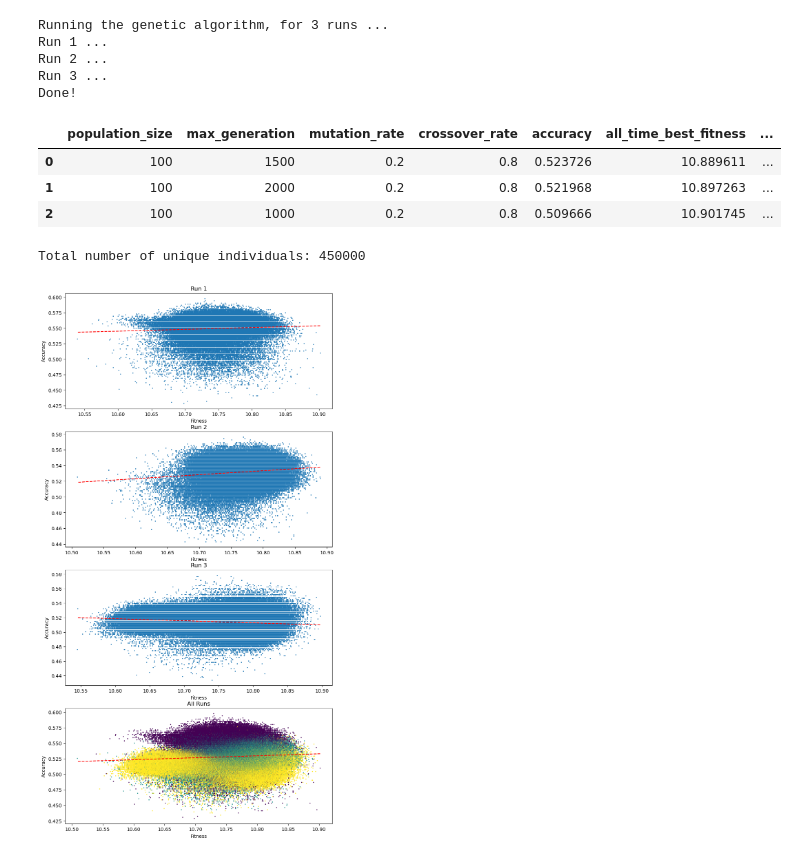
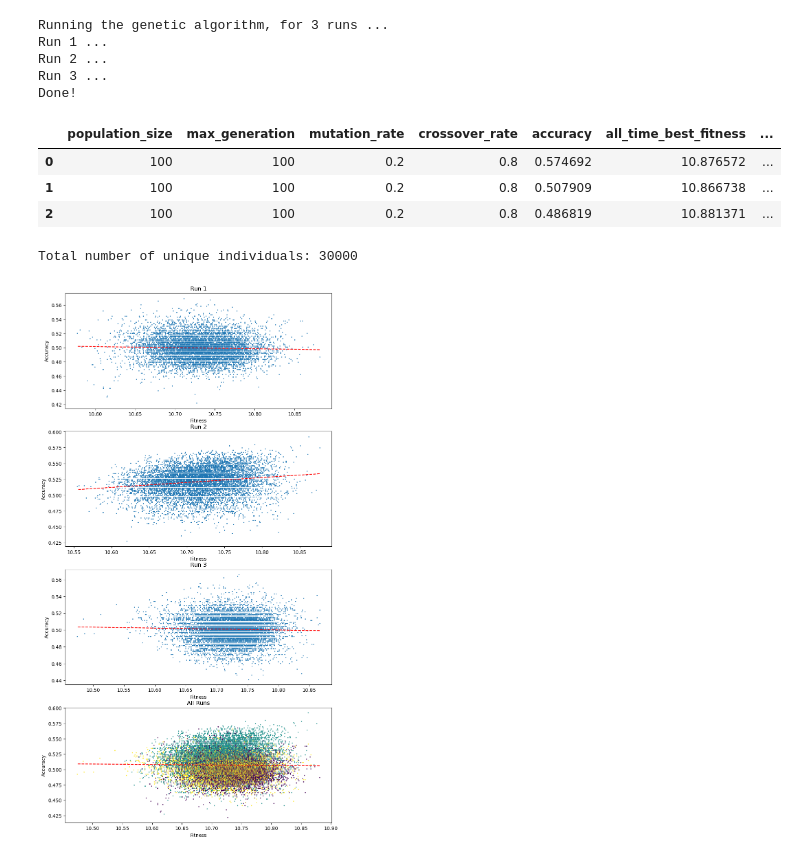
Before and after one commit to bagheriali2001/new-unsupervised-learning-method, a Jupyter notebook: code-MI.ipynb, the cells around one changed output. Saved outputs shown, nothing was run; the diff lists cells and outputs as text; code cells hidden in the pictures.

```diff
--- a/code-MI.ipynb
+++ b/code-MI.ipynb
@@ -7,6 +7,8 @@ import pandas as pd
 import numpy as np
 import matplotlib.pyplot as plt
 import seaborn as sns
+import multiprocessing as mp
+p = mp.Pool(mp.cpu_count())
 %matplotlib inline
 
 import time
@@ -321,26 +329,46 @@ def multi_run(run_configuration, data, y):
 
 run_configuration = [
     {
-        'population_size': 300,
-        'max_generation': 1500,
+        'population_size': 100,
+        'max_generation': 100,
         'mutation_rate': 0.2,
         'crossover_rate': 0.8
     },
     {
-        'population_size': 300,
-        'max_generation': 2000,
+        'population_size': 100,
+        'max_generation': 100,
         'mutation_rate': 0.2,
         'crossover_rate': 0.8
     },
     {
-        'population_size': 300,
-        'max_generation': 2500,
+        'population_size': 100,
+        'max_generation': 100,
         'mutation_rate': 0.2,
         'crossover_rate': 0.8
     },
 ]
+# run_configuration = [
+#     {
+#         'population_size': 300,
+#         'max_generation': 2000,
+#         'mutation_rate': 0.3,
+#         'crossover_rate': 0.8
+#     },
+#     {
+#         'population_size': 300,
+#         'max_generation': 2500,
+#         'mutation_rate': 0.3,
+#         'crossover_rate': 0.8
+#     },
+#     {
+#         'population_size': 300,
+#         'max_generation': 3000,
+#         'mutation_rate': 0.3,
+#         'crossover_rate': 0.8
+#     },
+# ]
 
-results, all_individuals = multi_run(run_configuration, data, y)
+results, all_individuals = multi_run(run_configuration)
 
 # Set the test time end
 test_time_end = time.time()
@@ -357,7 +385,7 @@ Done!
 
 # Export run_configuration to a csv file
 run_configuration_df = pd.DataFrame(run_configuration)
-run_configuration_df.to_csv('mi_results/MI-run_configuration-' + time.strftime("%Y-%m-%d-%H:%M:%S", time.localtime(test_time_end)) + '.csv', index=False)
+run_configuration_df.to_csv('MI-run_configuration-' + time.strftime("%Y-%m-%d-%H:%M:%S", time.localtime(test_time_end)) + '.csv', index=False)
 
 # Create a chart to show the results
 results_df = pd.DataFrame(results)
@@ -366,15 +394,15 @@ results_df = results_df.sort_values(by=['accuracy'], ascending=False)
 results_df = results_df.reset_index(drop=True)
 
 # Export the results to a csv file
-results_df.to_csv('mi_results/MI-results-' + time.strftime("%Y-%m-%d-%H:%M:%S", time.localtime(test_time_end)) + '.csv', index=False)
+results_df.to_csv('MI-results-' + time.strftime("%Y-%m-%d-%H:%M:%S", time.localtime(test_time_end)) + '.csv', index=False)
 
 # Display the results
 results_df
 # %% [output]
 |  | population_size | max_generation | mutation_rate | crossover_rate | accuracy | all_time_best_fitness | ... |
-| 0 | 100 | 1500 | 0.2 | 0.8 | 0.523726 | 10.889611 | ... |
-| 1 | 100 | 2000 | 0.2 | 0.8 | 0.521968 | 10.897263 | ... |
-| 2 | 100 | 1000 | 0.2 | 0.8 | 0.509666 | 10.901745 | ... |
+| 0 | 100 | 100 | 0.2 | 0.8 | 0.574692 | 10.876572 | ... |
+| 1 | 100 | 100 | 0.2 | 0.8 | 0.507909 | 10.866738 | ... |
+| 2 | 100 | 100 | 0.2 | 0.8 | 0.486819 | 10.881371 | ... |
 # %%
 ##################################################
 ########### Plotting all_individuals #############
@@ -386,37 +414,37 @@ all_individuals_df = all_individuals_df.sort_values(by=['fitness'], ascending=Fa
 all_individuals_df = all_individuals_df.reset_index(drop=True)
 
 # Export the all_individuals to a csv file
-all_individuals_df.to_csv('mi_results/MI-all_individuals_list-' + time.strftime("%Y-%m-%d-%H:%M:%S", time.localtime(test_time_end)) + '.csv', index=False)
+all_individuals_df.to_csv('MI-all_individuals_list-' + time.strftime("%Y-%m-%d-%H:%M:%S", time.localtime(test_time_end)) + '.csv', index=False)
 
 # Print total number of unique individuals
 print("Total number of unique individuals: " + str(len(all_individuals_df)))
 
 # Plot all_individuals_df and fit a line, colorized by number of run
 # Create subplots for each run and one for all runs
 # For each of them, fit a line and plot the scatter plot
 
 fig, axs = plt.subplots(len(run_configuration) + 1, 1, figsize=(10, 20))
 
 for i in range(len(run_configuration)):
     axs[i].scatter(all_individuals_df[all_individuals_df['run'] == i]['fitness'], all_individuals_df[all_individuals_df['run'] == i]['accuracy'], s=1)
     z = np.polyfit(all_individuals_df[all_individuals_df['run'] == i]['fitness'], all_individuals_df[all_individuals_df['run'] == i]['accuracy'], 1)
     p = np.poly1d(z)
     axs[i].plot(all_individuals_df[all_individuals_df['run'] == i]['fitness'], p(all_individuals_df[all_individuals_df['run'] == i]['fitness']), "r--")
     axs[i].set_xlabel('Fitness')
     axs[i].set_ylabel('Accuracy')
     axs[i].set_title('Run ' + str(i+1))
 
 # Plotting all runs
 axs[len(run_configuration)].scatter(all_individuals_df['fitness'], all_individuals_df['accuracy'], c=all_individuals_df['run'], s=1)
 z = np.polyfit(all_individuals_df['fitness'], all_individuals_df['accuracy'], 1)
 p = np.poly1d(z)
 axs[len(run_configuration)].plot(all_individuals_df['fitness'], p(all_individuals_df['fitness']), "r--")
 axs[len(run_configuration)].set_xlabel('Fitness')
 axs[len(run_configuration)].set_ylabel('Accuracy')
 axs[len(run_configuration)].set_title('All Runs')
 
 # Export the plot to a png file, name: all_individuals-DATE-TIME.png
-plt.savefig('mi_results/MI-all_individuals_chart-' + time.strftime("%Y-%m-%d-%H:%M:%S", time.localtime(test_time_end)) + '.png')
+plt.savefig('MI-all_individuals_chart-' + time.strftime("%Y-%m-%d-%H:%M:%S", time.localtime(test_time_end)) + '.png')
 # %% [output]
-Total number of unique individuals: 450000
+Total number of unique individuals: 30000
-[figure, old version]
+[figure, new version]
```
Also changed, not shown: parts of 4 cells of this notebook, 1 other file.
